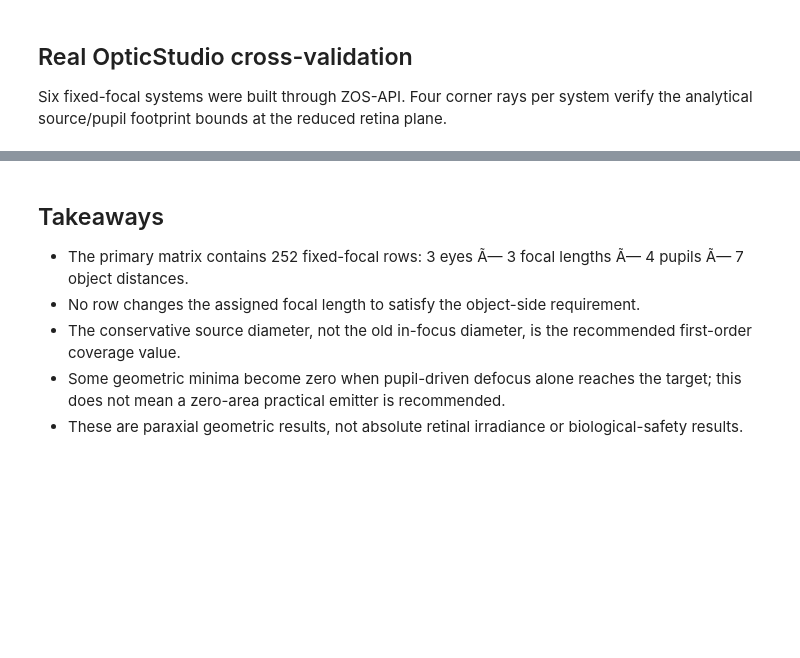
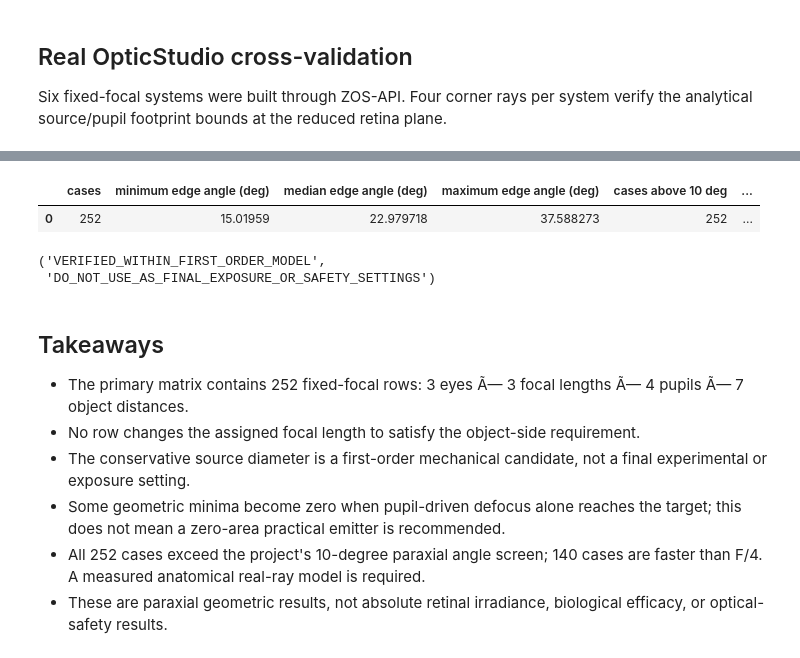
Before and after one commit to dongzhaohe321418-lab/zemax-mcp, a Jupyter notebook: experiments/eye_illumination/notebooks/eye_illumination_analysis.ipynb, the cells around one changed output, grey strips where cells are left out. Cells and saved outputs as stored; diff of their text form; code cells hidden in the pictures; blank space fills up the shorter version.

Commit message:
Audit real-experiment readiness

```diff
--- a/experiments/eye_illumination/notebooks/eye_illumination_analysis.ipynb
+++ b/experiments/eye_illumination/notebooks/eye_illumination_analysis.ipynb
@@ -26,5 +26,6 @@ RESULTS = ROOT / 'results'
 FIGURES = ROOT / 'figures'
 config = json.loads((ROOT / 'config' / 'experiment.json').read_text(encoding='utf-8'))
 validation = json.loads((RESULTS / 'validation_report.json').read_text(encoding='utf-8'))
-config['experiment_id'], validation['overall_status']
+readiness = json.loads((RESULTS / 'real_experiment_readiness.json').read_text(encoding='utf-8'))
+config['experiment_id'], validation['overall_status'], readiness['real_experiment_readiness_status']
 # %% [output]
@@ -120,8 +125,26 @@ validation
+# %%
+applicability = readiness['paraxial_applicability']
+display(pd.DataFrame([{
+    'cases': applicability['case_count'],
+    'minimum edge angle (deg)': applicability['minimum_maximum_ray_angle_deg'],
+    'median edge angle (deg)': applicability['median_maximum_ray_angle_deg'],
+    'maximum edge angle (deg)': applicability['maximum_maximum_ray_angle_deg'],
+    'cases above 10 deg': applicability['cases_above_screening_angle'],
+    'cases below F/4': applicability['cases_below_f_number_4'],
+    'cases passing both screens': applicability['cases_passing_both_project_screens'],
+}]))
+readiness['calculation_validation_status'], readiness['decision']
+# %% [output]
+|  | cases | minimum edge angle (deg) | median edge angle (deg) | maximum edge angle (deg) | cases above 10 deg | ... |
+| 0 | 252 | 15.01959 | 22.979718 | 37.588273 | 252 | ... |
+('VERIFIED_WITHIN_FIRST_ORDER_MODEL',
+ 'DO_NOT_USE_AS_FINAL_EXPOSURE_OR_SAFETY_SETTINGS')
 # %% [markdown]
 ## Takeaways
 
 - The primary matrix contains 252 fixed-focal rows: 3 eyes Ã— 3 focal lengths Ã— 4 pupils Ã— 7 object distances.
 - No row changes the assigned focal length to satisfy the object-side requirement.
-- The conservative source diameter, not the old in-focus diameter, is the recommended first-order coverage value.
+- The conservative source diameter is a first-order mechanical candidate, not a final experimental or exposure setting.
 - Some geometric minima become zero when pupil-driven defocus alone reaches the target; this does not mean a zero-area practical emitter is recommended.
-- These are paraxial geometric results, not absolute retinal irradiance or biological-safety results.
+- All 252 cases exceed the project's 10-degree paraxial angle screen; 140 cases are faster than F/4. A measured anatomical real-ray model is required.
+- These are paraxial geometric results, not absolute retinal irradiance, biological efficacy, or optical-safety results.
```
Also changed, not shown: parts of 5 cells of this notebook, 42 other files.
